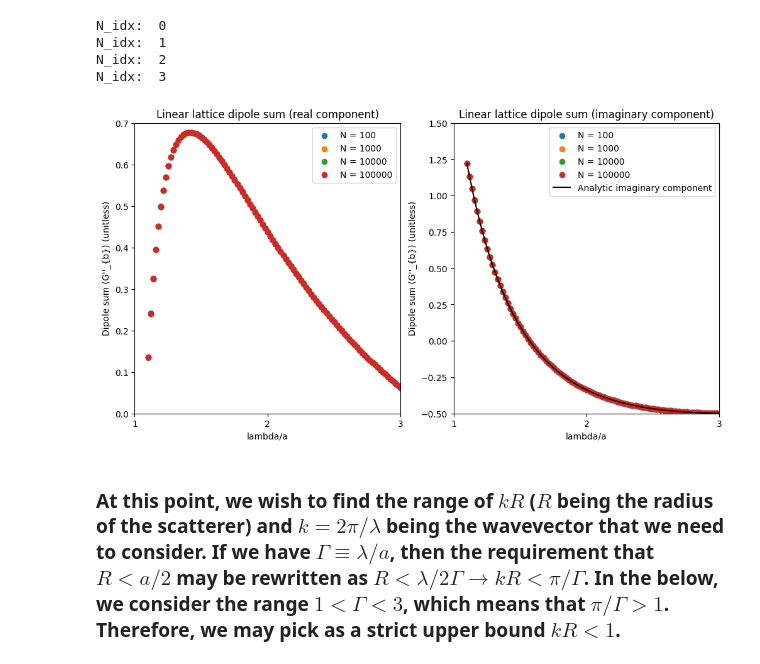
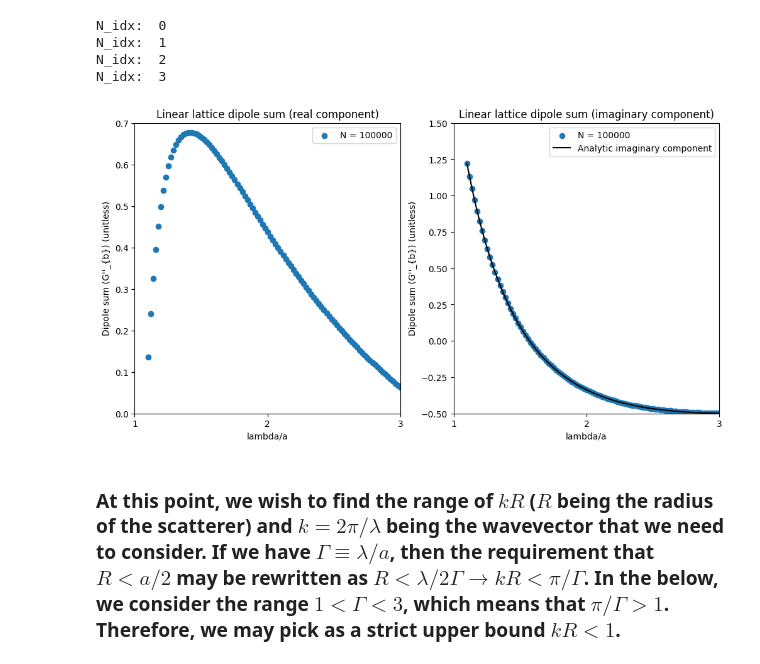
Before and after one commit to AliGhorashiCMT/Coherent-Perfect-Absorption, a Jupyter notebook: spheres/Dipole lattice sums.ipynb, the cells around one changed output. Drawn from its saved outputs; the diff is of its cells as text; code cells hidden in the pictures.

Commit message:
some paper figures

```diff
--- a/spheres/Dipole lattice sums.ipynb
+++ b/spheres/Dipole lattice sums.ipynb
@@ -205,34 +205,37 @@ N_idx:  3
 # %%
 fig, (ax1, ax2) = plt.subplots(1, 2, figsize=(12, 6))
 for (N, dipole_sums_cylinder) in zip(N_v, dipole_sums_cylinder_v):
+    if N != 100000:
+        continue
     ax1.scatter(lambda_v, dipole_sums_cylinder.real, label=f"N = {N}")
     ax2.scatter(lambda_v, dipole_sums_cylinder.imag, label=f"N = {N}")
 ax2.plot(lambda_v, closed_form_cylinder_yy_imaginary(lambda_v), linestyle="solid", color="black", label="Analytic imaginary component")
 ax1.set_ylabel("Dipole sum (G''_{b}) (unitless)");
 ax2.set_ylabel("Dipole sum (G''_{b}) (unitless)");
 
 ax1.set_xlabel("lambda/a")
 ax2.set_xlabel("lambda/a")
 
 ax1.set_title("Linear lattice dipole sum (real component)");
 ax2.set_title("Linear lattice dipole sum (imaginary component)");
 
 ax1.legend();
 ax1.set_xlim(lambda_v.min(), lambda_v.max());
 
 ax2.legend();
 ax2.set_xlim(lambda_v.min(), lambda_v.max());
 
 ax1.set_xlim(1, 3)
 ax2.set_xlim(1, 3)
 
 ax1.set_ylim(0, 0.7)
 ax2.set_ylim(-0.5, 1.5);
 
 ax1.set_xticks([1, 2, 3])
 ax2.set_xticks([1, 2, 3]);
+plt.savefig("./paper/lattice_sum.pdf")
 # %% [output]
-[figure, old version]
+[figure, new version]
 # %% [markdown]
 ### At this point, we wish to find the range of $kR$ ($R$ being the radius of the scatterer) and $k=2\pi/\lambda$ being the wavevector that we need to consider. If we have $\Gamma\equiv \lambda/a$, then the requirement that $R<a/2$ may be rewritten as $R<\lambda/2\Gamma\rightarrow kR<\pi/\Gamma$. In the below, we consider the range $1<\Gamma<3$, which means that $\pi/\Gamma>1$. Therefore, we may pick as a strict upper bound $kR<1$.
 # %%
```
Also changed, not shown: parts of 3 cells of this notebook, 1 other file.
